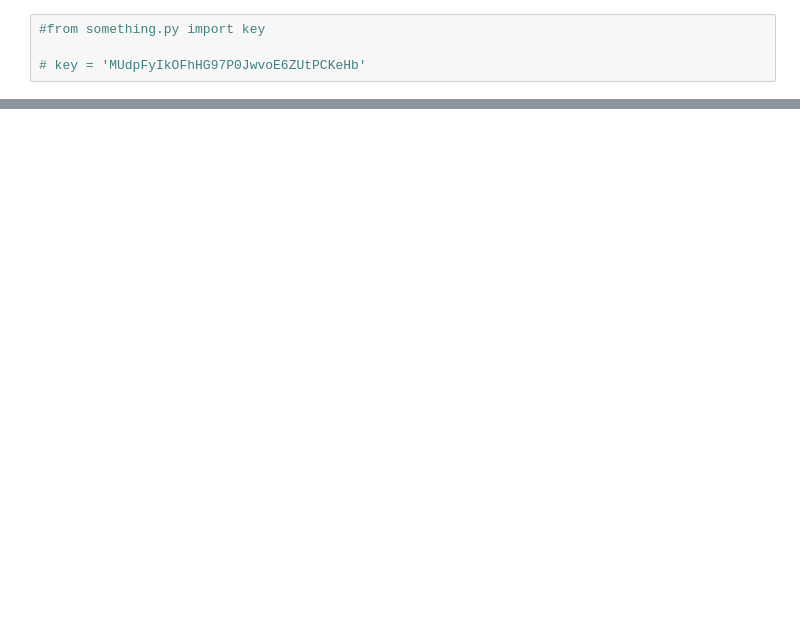
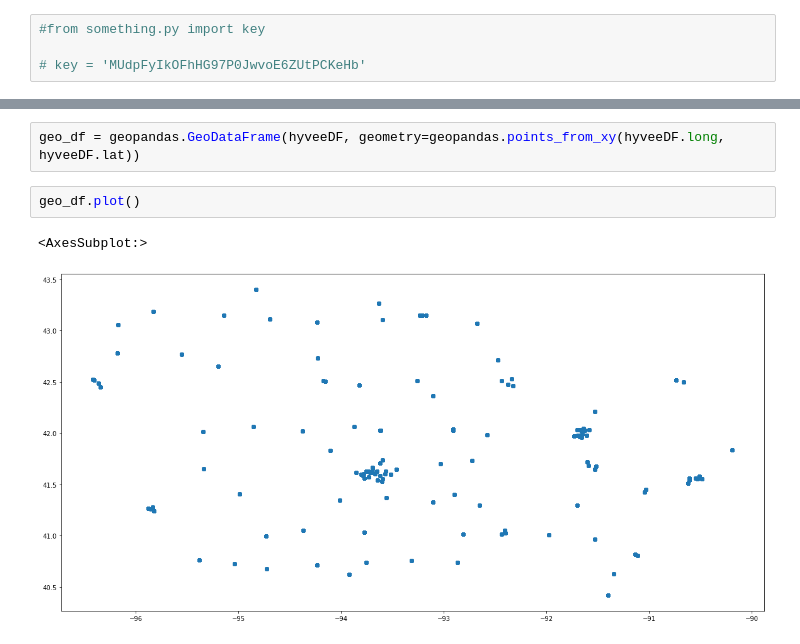
Before and after one commit to GitHuber626/Iowa_Liquor_Sales_Analysis, a Jupyter notebook: Tigran_V/Exploratory_Analysis.ipynb, the cells around one changed output, grey strips where cells are left out. Cells and saved outputs as stored; diff of their text form; blank space fills up the shorter version.

```diff
--- a/Tigran_V/Exploratory_Analysis.ipynb
+++ b/Tigran_V/Exploratory_Analysis.ipynb
@@ -691,0 +772,7 @@ import requests
+# %%
+geo_df = geopandas.GeoDataFrame(hyveeDF, geometry=geopandas.points_from_xy(hyveeDF.long, hyveeDF.lat))
+# %%
+geo_df.plot()
+# %% [output]
+<AxesSubplot:>
+[figure, added]
```
Also changed, not shown: parts of 97 cells of this notebook.
